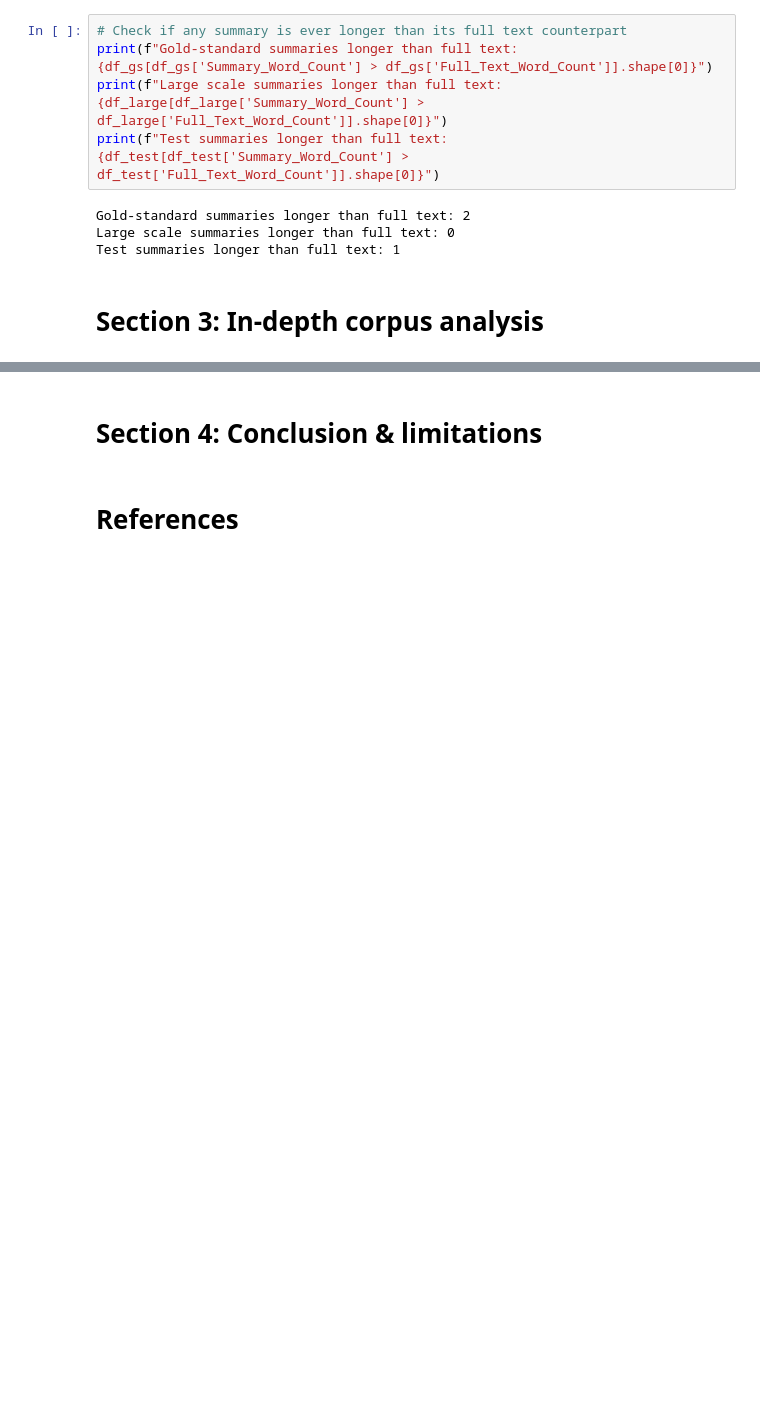
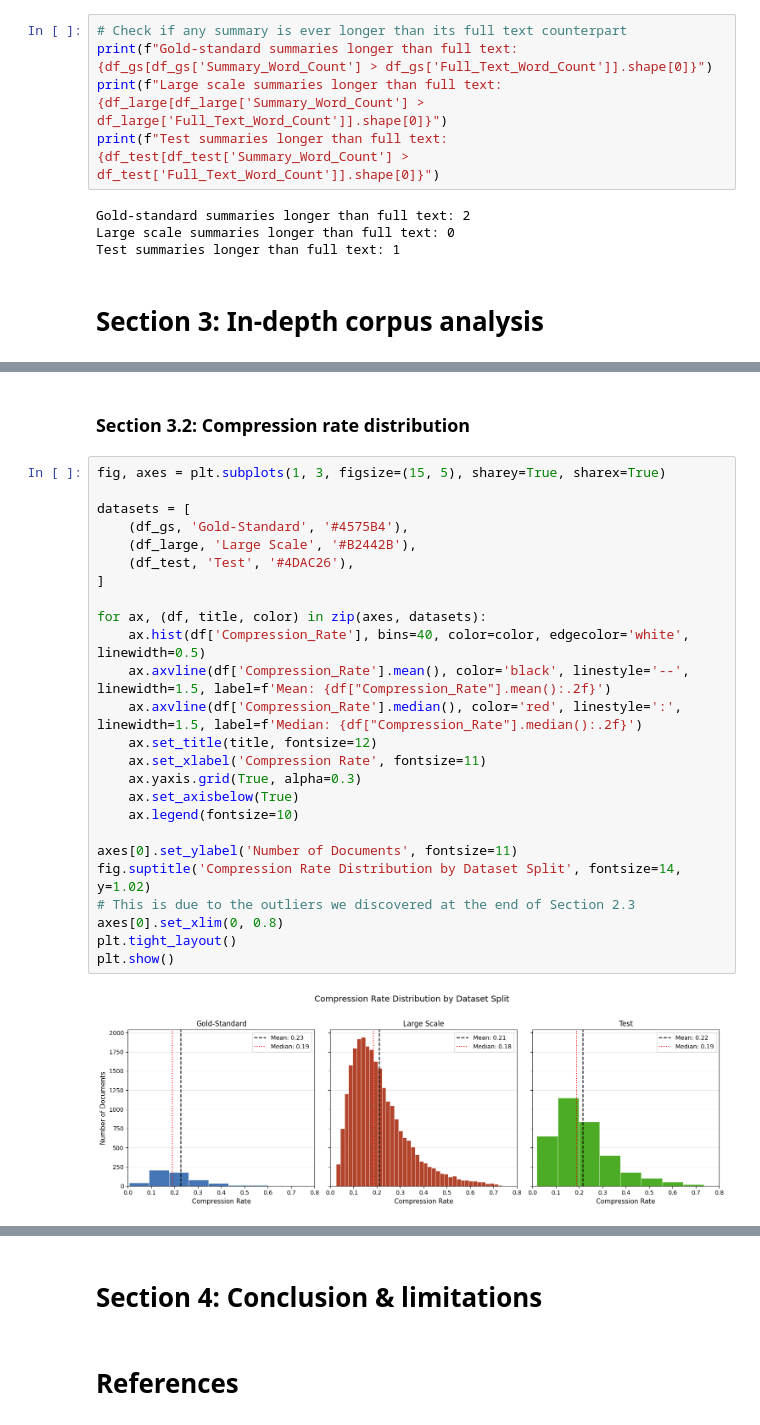
Before and after one commit to bagheria/DiffuClinic, a Jupyter notebook: data_exploration.ipynb, the cells around one changed output, grey strips where cells are left out. Cells and saved outputs as stored; diff of their text form; blank space fills up the shorter version.

```diff
--- a/data_exploration.ipynb
+++ b/data_exploration.ipynb
@@ -246,0 +324,29 @@ Test summaries longer than full text: 1
+# %% [markdown]
+### Section 3.2: Compression rate distribution
+# %%
+fig, axes = plt.subplots(1, 3, figsize=(15, 5), sharey=True, sharex=True)
+
+datasets = [
+    (df_gs, 'Gold-Standard', '#4575B4'),
+    (df_large, 'Large Scale', '#B2442B'),
+    (df_test, 'Test', '#4DAC26'),
+]
+
+for ax, (df, title, color) in zip(axes, datasets):
+    ax.hist(df['Compression_Rate'], bins=40, color=color, edgecolor='white', linewidth=0.5)
+    ax.axvline(df['Compression_Rate'].mean(), color='black', linestyle='--', linewidth=1.5, label=f'Mean: {df["Compression_Rate"].mean():.2f}')
+    ax.axvline(df['Compression_Rate'].median(), color='red', linestyle=':', linewidth=1.5, label=f'Median: {df["Compression_Rate"].median():.2f}')
+    ax.set_title(title, fontsize=12)
+    ax.set_xlabel('Compression Rate', fontsize=11)
+    ax.yaxis.grid(True, alpha=0.3)
+    ax.set_axisbelow(True)
+    ax.legend(fontsize=10)
+
+axes[0].set_ylabel('Number of Documents', fontsize=11)
+fig.suptitle('Compression Rate Distribution by Dataset Split', fontsize=14, y=1.02)
+# This is due to the outliers we discovered at the end of Section 2.3
+axes[0].set_xlim(0, 0.8)
+plt.tight_layout()
+plt.show()
+# %% [output]
+[figure, added]
```
Also changed, not shown: parts of 9 cells of this notebook, 1 other file.
